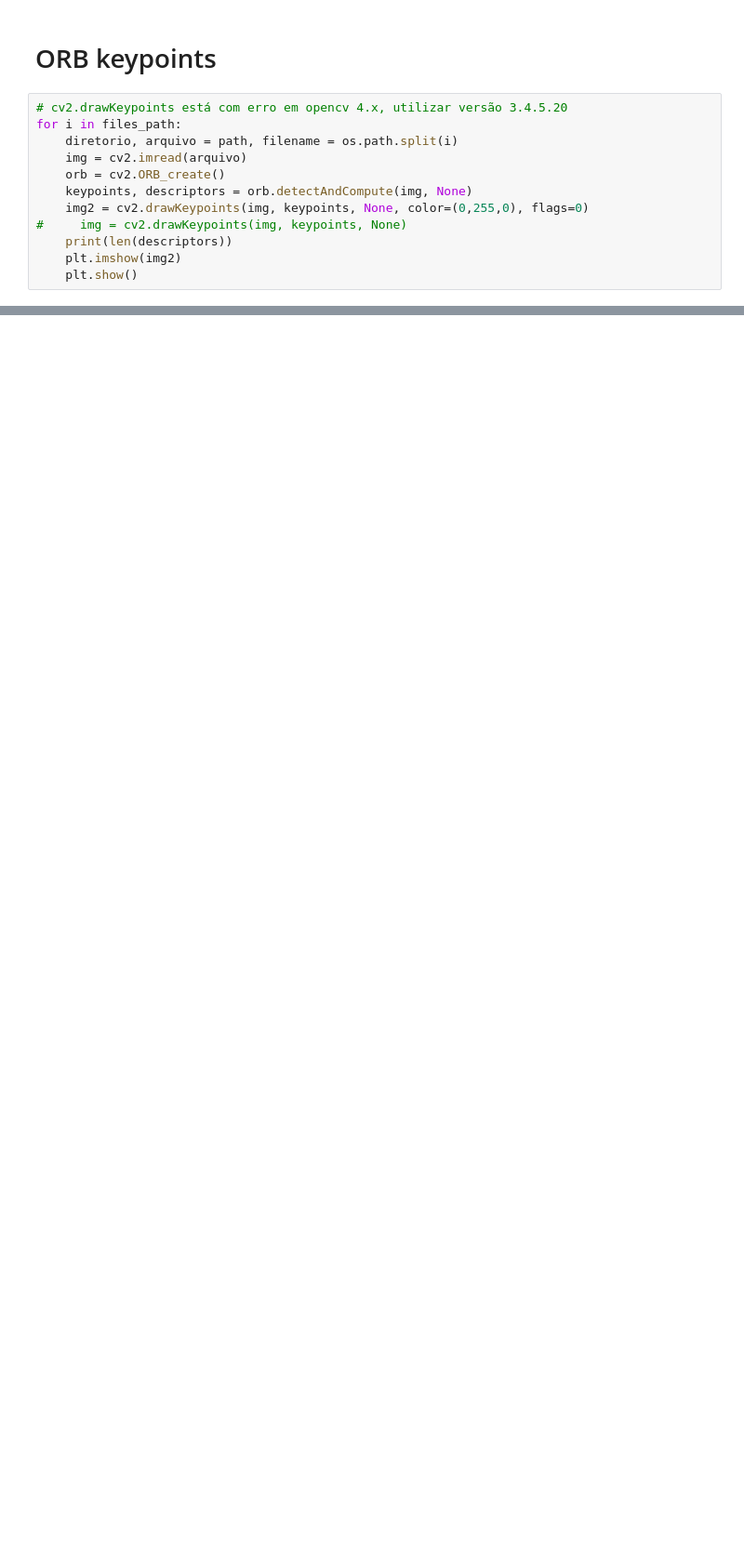
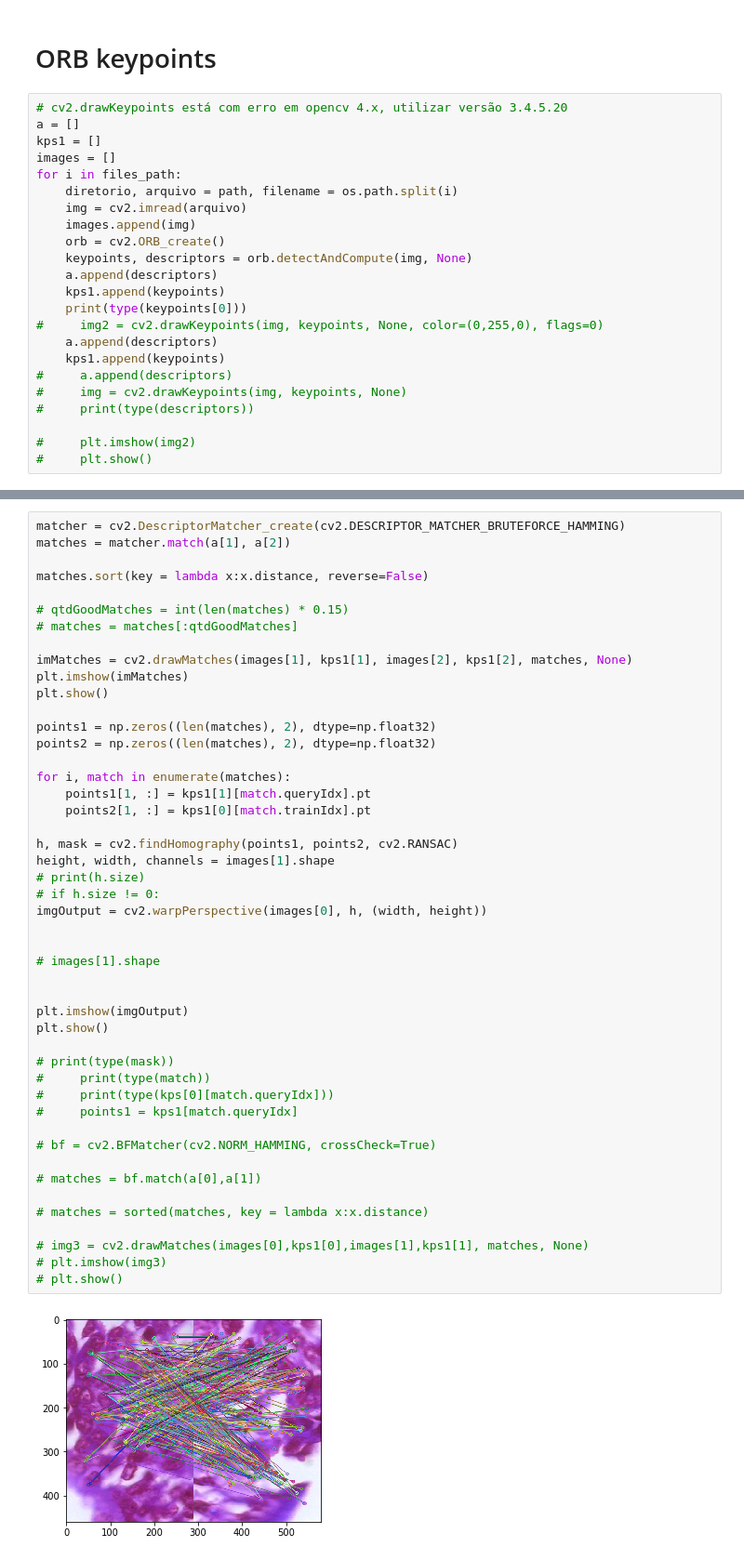
Before and after one commit to wparaujo/visaocomp, a Jupyter notebook: stitching.ipynb, the cells around one changed output, grey strips where cells are left out. Shown at 93% size. Drawn from its saved outputs; the diff is of its cells as text; blank space fills up the shorter version.

```diff
--- a/stitching.ipynb
+++ b/stitching.ipynb
@@ -49,14 +49,25 @@ plt.show()
 # ORB keypoints
 # %%
 # cv2.drawKeypoints está com erro em opencv 4.x, utilizar versão 3.4.5.20
+a = []
+kps1 = []
+images = []
 for i in files_path:
     diretorio, arquivo = path, filename = os.path.split(i)
     img = cv2.imread(arquivo)
+    images.append(img)
     orb = cv2.ORB_create()
     keypoints, descriptors = orb.detectAndCompute(img, None)
-    img2 = cv2.drawKeypoints(img, keypoints, None, color=(0,255,0), flags=0)
+    a.append(descriptors)
+    kps1.append(keypoints)
+    print(type(keypoints[0]))
+#     img2 = cv2.drawKeypoints(img, keypoints, None, color=(0,255,0), flags=0)
+    a.append(descriptors)
+    kps1.append(keypoints)
+#     a.append(descriptors)
 #     img = cv2.drawKeypoints(img, keypoints, None)
-    print(len(descriptors))
-    plt.imshow(img2)
-    plt.show()
+#     print(type(descriptors))
+
+#     plt.imshow(img2)
+#     plt.show()
 # %% [output]
@@ -68,0 +79,49 @@ for i in files_path:
+# %%
+matcher = cv2.DescriptorMatcher_create(cv2.DESCRIPTOR_MATCHER_BRUTEFORCE_HAMMING)
+matches = matcher.match(a[1], a[2])
+
+matches.sort(key = lambda x:x.distance, reverse=False)
+
+# qtdGoodMatches = int(len(matches) * 0.15)
+# matches = matches[:qtdGoodMatches]
+
+imMatches = cv2.drawMatches(images[1], kps1[1], images[2], kps1[2], matches, None)
+plt.imshow(imMatches)
+plt.show()
+
+points1 = np.zeros((len(matches), 2), dtype=np.float32)
+points2 = np.zeros((len(matches), 2), dtype=np.float32)
+
+for i, match in enumerate(matches):
+    points1[1, :] = kps1[1][match.queryIdx].pt
+    points2[1, :] = kps1[0][match.trainIdx].pt
+
+h, mask = cv2.findHomography(points1, points2, cv2.RANSAC)
+height, width, channels = images[1].shape
+# print(h.size)
+# if h.size != 0:
+imgOutput = cv2.warpPerspective(images[0], h, (width, height))
+
+
+# images[1].shape
+
+
+plt.imshow(imgOutput)
+plt.show()
+
+# print(type(mask))
+#     print(type(match))
+#     print(type(kps[0][match.queryIdx]))
+#     points1 = kps1[match.queryIdx]
+
+# bf = cv2.BFMatcher(cv2.NORM_HAMMING, crossCheck=True)
+
+# matches = bf.match(a[0],a[1])
+
+# matches = sorted(matches, key = lambda x:x.distance)
+
+# img3 = cv2.drawMatches(images[0],kps1[0],images[1],kps1[1], matches, None)
+# plt.imshow(img3)
+# plt.show()
+# %% [output]
+[figure, added]
```
Also changed, not shown: parts of 9 cells of this notebook.
